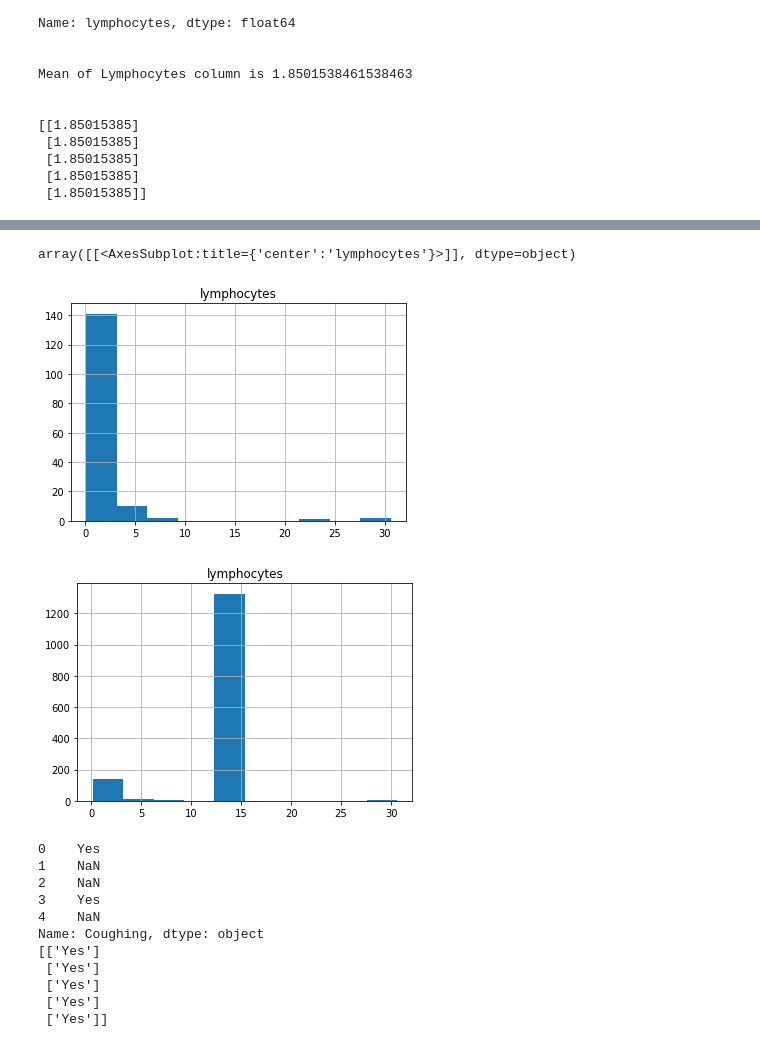
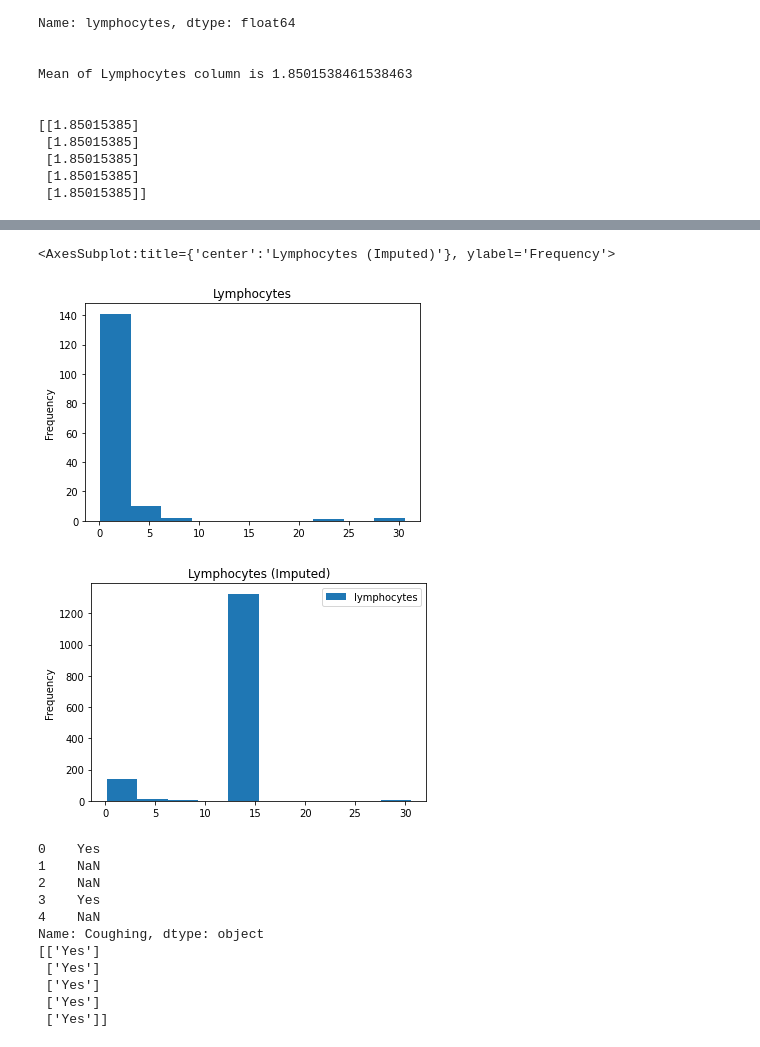
Before and after one commit to sinanuozdemir/feature_engineering_bookcamp, a Jupyter notebook: notebooks/Chapter_03.ipynb, the cells around one changed output, grey strips where cells are left out. Cells and saved outputs as stored; diff of their text form; code cells hidden in the pictures.

```diff
--- a/notebooks/Chapter_03.ipynb
+++ b/notebooks/Chapter_03.ipynb
@@ -117,14 +121,18 @@ Mean of Lymphocytes column is 1.8501538461538463
 # %%
 # https://feature-engine.readthedocs.io
 from feature_engine.imputation import EndTailImputer
 
-covid_flu[['lymphocytes']].hist()
+covid_flu['lymphocytes'].plot(
+    title='Lymphocytes', kind='hist', xlabel='cells/μL'
+)
 
-EndTailImputer().fit_transform(covid_flu[['lymphocytes']]).hist()
+EndTailImputer().fit_transform(covid_flu[['lymphocytes']]).plot(
+    title='Lymphocytes (Imputed)', kind='hist', xlabel='cells/μL'
+)
 # %% [output]
-array([[<AxesSubplot:title={'center':'lymphocytes'}>]], dtype=object)
+<AxesSubplot:title={'center':'Lymphocytes (Imputed)'}, ylabel='Frequency'>
-[figure, old version]
+[figure, new version]
-[figure, old version]
+[figure, new version]
 # %%
 cat_impute = SimpleImputer(strategy='most_frequent')  # could be most_frequent or constant (arbitrary) for categorical values
 
```
Also changed, not shown: parts of 18 cells of this notebook, 17 other files.
